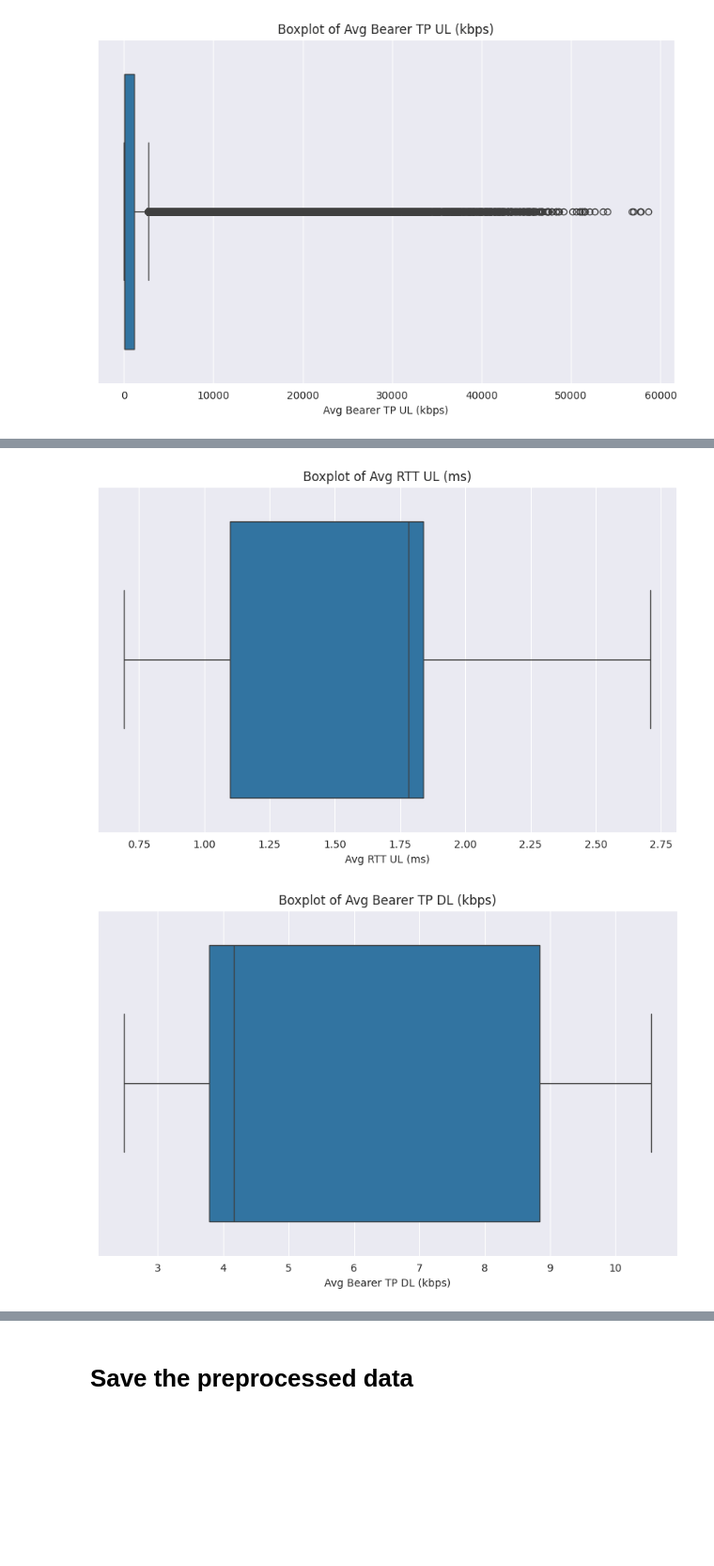
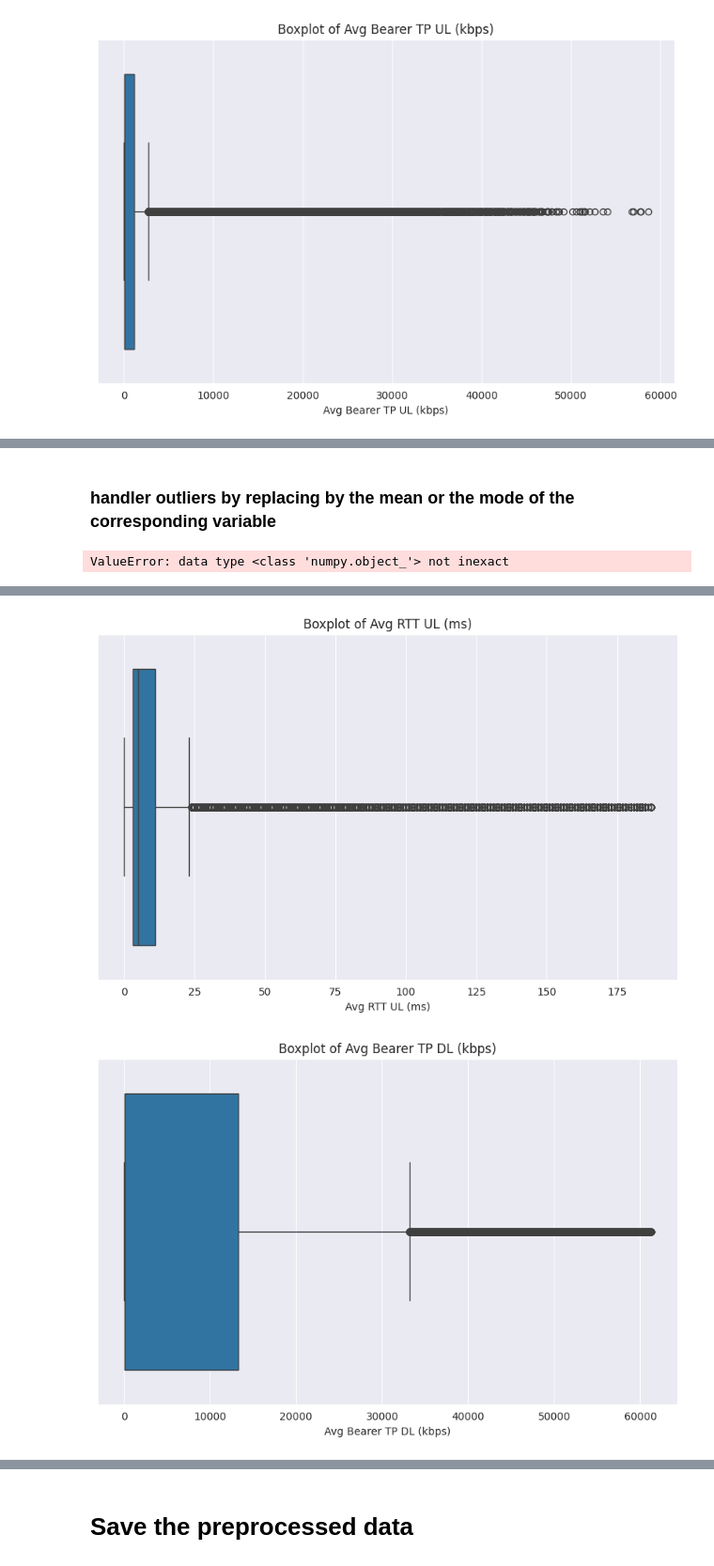
Before and after one commit to hillaryke/Telecom-User-Analytics, a Jupyter notebook: notebooks/task4-experience-analytics.ipynb, the cells around one changed output, grey strips where cells are left out. Shown at 94% size. Saved outputs shown, nothing was run; the diff lists cells and outputs as text; code cells hidden in the pictures; blank space fills up the shorter version.

```diff
--- a/notebooks/task4-experience-analytics.ipynb
+++ b/notebooks/task4-experience-analytics.ipynb
@@ -70,4 +70,36 @@ df_preprocessed.head()
 5 rows × 53 columns
+# %% [markdown]
+### handler outliers by replacing by the mean or the mode of the corresponding variable
+# %%
+import numpy as np
+from scipy.stats import skew
+
+def handle_outliers_mean_mode(df, numeric_features):
+    for feature in numeric_features:
+        if skew(df[feature]) > 0.5:  # if the data is skewed, use the median
+            median = df[feature].median()
+            Q1 = df[feature].quantile(0.25)
+            Q3 = df[feature].quantile(0.75)
+            IQR = Q3 - Q1
+
+            lower_bound = Q1 - 1.5 * IQR
+            upper_bound = Q3 + 1.5 * IQR
+
+            df[feature] = np.where((df[feature] < lower_bound) | (df[feature] > upper_bound), median, df[feature])
+        else:  # if the data is not skewed, use the mean
+            mean = df[feature].mean()
+            std = df[feature].std()
+
+            lower_bound = mean - 2 * std
+            upper_bound = mean + 2 * std
+
+            df[feature] = np.where((df[feature] < lower_bound) | (df[feature] > upper_bound), mean, df[feature])
+    return df
+
+# Handle outliers by replacing with the mean or mode
+df_preprocessed = handle_outliers_mean_mode(df_preprocessed, numeric_features)
+# %% [output]
+ValueError: data type <class 'numpy.object_'> not inexact
 # %%
 # Define the columns to plot
 columns_to_plot = ['TCP DL Retrans. Vol (Bytes)', 'TCP UL Retrans. Vol (Bytes)', 'Avg RTT DL (ms)', 'Avg RTT UL (ms)', 'Avg Bearer TP DL (kbps)', 'Avg Bearer TP UL (kbps)']
@@ -75,7 +107,7 @@ columns_to_plot = ['TCP DL Retrans. Vol (Bytes)', 'TCP UL Retrans. Vol (Bytes)',
 # Plot boxplots for each column
 for column in columns_to_plot:
     plt.figure(figsize=(10, 6))
-    sns.boxplot(x=new_df[column])
+    sns.boxplot(x=df_preprocessed[column])
     plt.title(f'Boxplot of {column}')
     plt.show()
 # %% [output]
@@ -85,2 +117,2 @@ for column in columns_to_plot:
-[figure, old version]
+[figure, new version]
-[figure, old version]
+[figure, new version]
```
Also changed, not shown: parts of 6 cells of this notebook, 1 other file.
